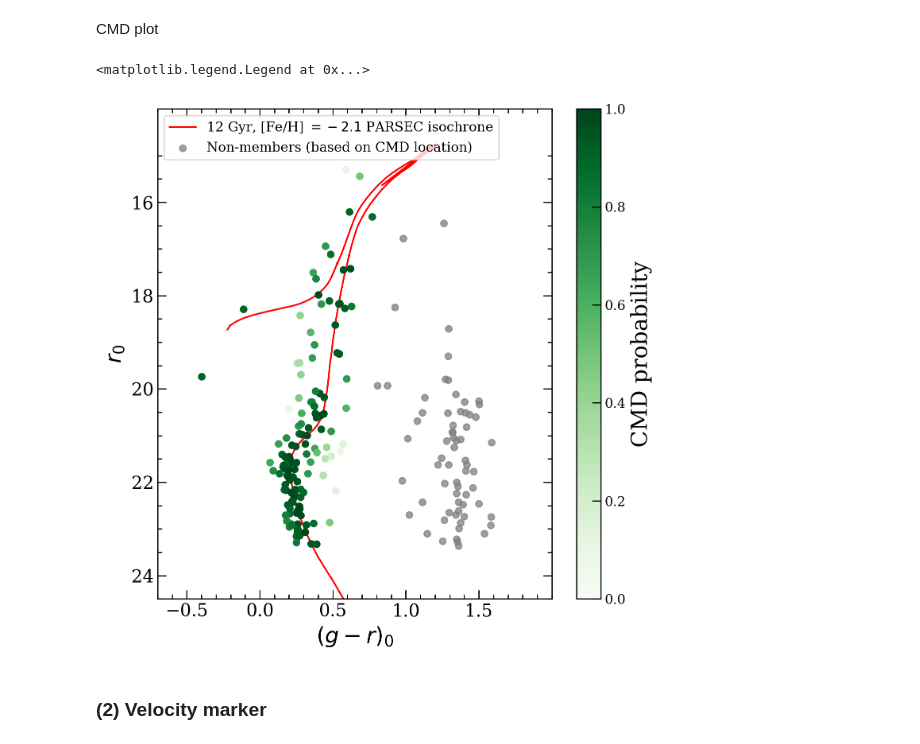
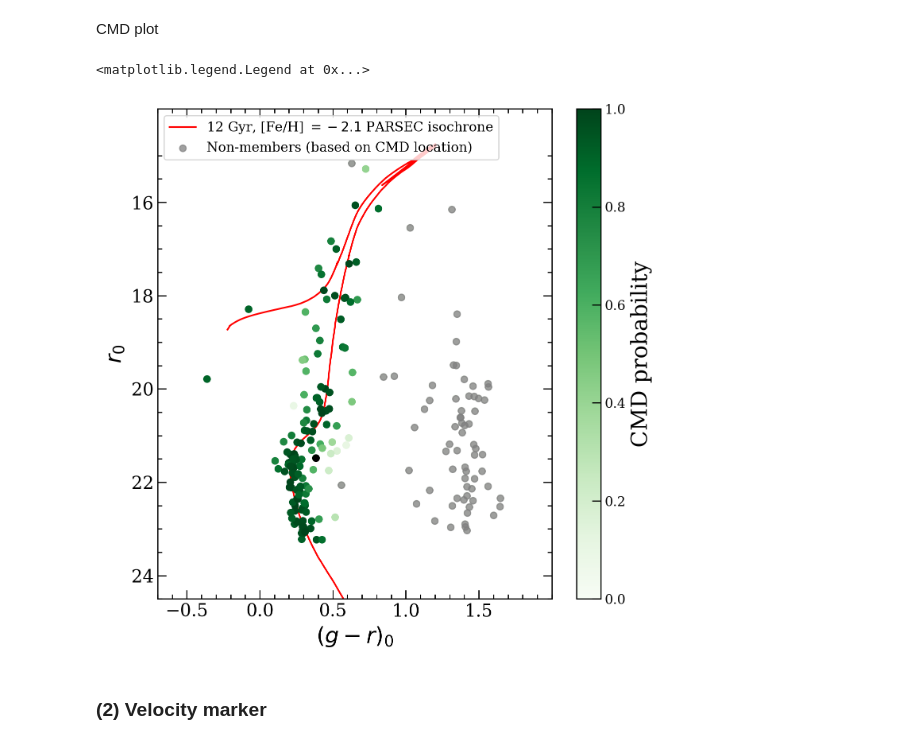
Before and after one commit to camchiu/Willman1, a Jupyter notebook: 3.1-membership-criteria.ipynb, the cells around one changed output. Cells and saved outputs as stored; diff of their text form; code cells hidden in the pictures.

```diff
--- a/3.1-membership-criteria.ipynb
+++ b/3.1-membership-criteria.ipynb
@@ -44,7 +44,7 @@ plt.rcParams.update({'axes.linewidth' : 1,
 Open reduced data
 # %%
 # open data as astropy table
-data_astropytable = Table.read("data/dmost_alldata_20250706_W1.fits")
+data_astropytable = Table.read("data/dmost_alldata_20260206_W1.fits")
 
 # convert to pandas df
 deimos_full = data_astropytable.to_pandas()
@@ -297,7 +298,7 @@ for index_deimos, row_deimos in deimos_data.iterrows():
 # %% [markdown]
 Manually add in missing HB star, blue straggler so it's in plot
 # %%
-hb_index = deimos_data[(deimos_data["gmag_o"] - deimos_data["rmag_o"]) < -0.1].index.to_list()
+hb_index = deimos_data[(deimos_data["gmag_o"] - deimos_data["rmag_o"]) < -0].index.to_list()
 
 deimos_data.loc[hb_index, "flag_HB"]     = True
 deimos_data.loc[hb_index, "cmd_marker"]  = 0.9
@@ -305,7 +306,7 @@ deimos_data.loc[hb_index, "ew_feh"]      = -99.
 deimos_data.loc[hb_index, "ew_feh_err"]  = -99.
 deimos_data.loc[hb_index, "prob_member"] = np.nan
 
-bs_index = 81
+bs_index = deimos_data.index.to_list()[np.where(np.abs(deimos_data["RA"] - 162.175708) < 0.001)[0][0]] # blue straggler
 deimos_data.loc[bs_index, "cmd_marker"] = 0.1
 deimos_data.loc[bs_index, "prob_member"] = np.nan
 # %% [markdown]
@@ -320,36 +321,38 @@ ax.plot(iso_data["gr"], iso_data["r"], c = "red", zorder = 0, label = r"12 Gyr,
 # deimos full data
 data = ax.scatter(deimos_data["gmag_o"] - deimos_data["rmag_o"], deimos_data["rmag_o"], c = deimos_data["cmd_marker"],
                   cmap = "Greens", s = 35, vmin = 0, vmax = 1, zorder = 2)
+
+test = ax.scatter(deimos_data[np.abs(deimos_data["SN"] -  15.142439) < 0.01]["gmag_o"] - deimos_data[np.abs(deimos_data["SN"] -  15.142439) < 0.01]["rmag_o"], deimos_data[np.abs(deimos_data["SN"] -  15.142439) < 0.01]["rmag_o"], c = "black", zorder = 10, s = 35)
 
 cmd_nonmember = deimos_data[deimos_data["cmd_marker"] < 0.1]
 ax.scatter(cmd_nonmember["gmag_o"]-cmd_nonmember["rmag_o"], cmd_nonmember["rmag_o"],
            c = "grey", alpha = 0.75, s = 35, zorder = 3, label = "Non-members (based on CMD location)")
 
 ax.set_xlabel("$(g-r)_0$", labelpad = 5, size = 20).set_color('black')
 ax.set_ylabel("$r_0$", labelpad = 5, size = 20).set_color('black')
 
 ax.set_xticks(np.arange(-0.5, 2, 0.5), minor = False)
 ax.set_xticks(np.arange(-0.7, 2.1, 0.1), minor = True)
 ax.tick_params(which = "major", axis = "x", direction = "in", size = 8, labelsize = 16, color = "black", top = True)
 ax.tick_params(which = "minor", axis = "x", direction = "in", size = 4, color = "black", top = True)
 
 ax.set_yticks(np.arange(16, 26, 2), minor = False)
 ax.set_yticks(np.arange(15, 25.5, 0.5), minor = True)
 ax.tick_params(which = "major", axis = "y", direction = "in", size = 8, labelsize = 16, color = "black", right = True)
 ax.tick_params(which = "minor", axis = "y", direction = "in", size = 4, color = "black", right = True)
 
 cbar = plt.colorbar(data)
 cbar.set_label("CMD probability", fontsize = 20)
 
 ax.set_xlim(-0.7, 2)
 ax.set_ylim(24.5, 14)
 
 ax.legend(loc = "upper left", fontsize = 12)
 
 # fig.savefig("deimos_cmd.pdf", dpi = 600, transparent = True)
 # %% [output]
 <matplotlib.legend.Legend at 0x...>
-[figure, old version]
+[figure, new version]
 # %% [markdown]
 ### (2) Velocity marker
 # %% [markdown]
```
Also changed, not shown: parts of 9 cells of this notebook, 53 other files.
